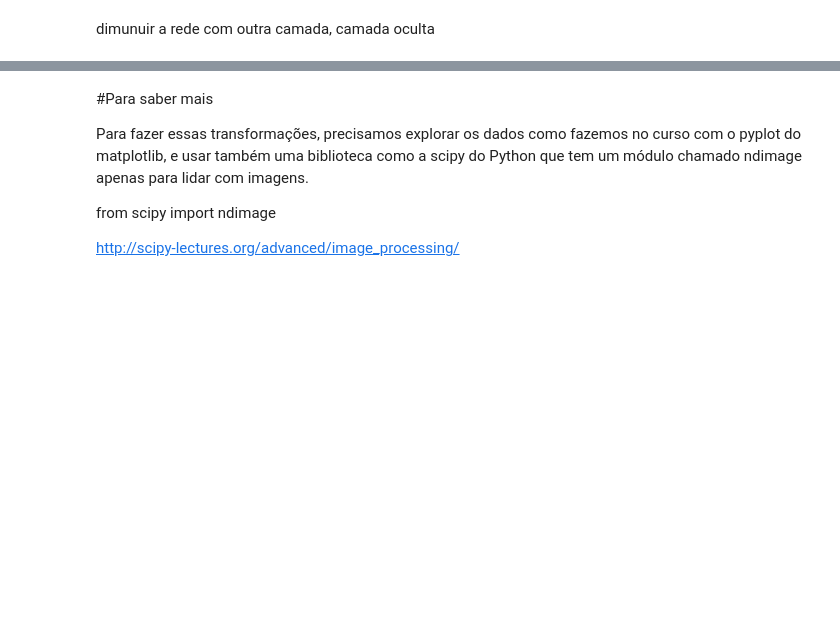
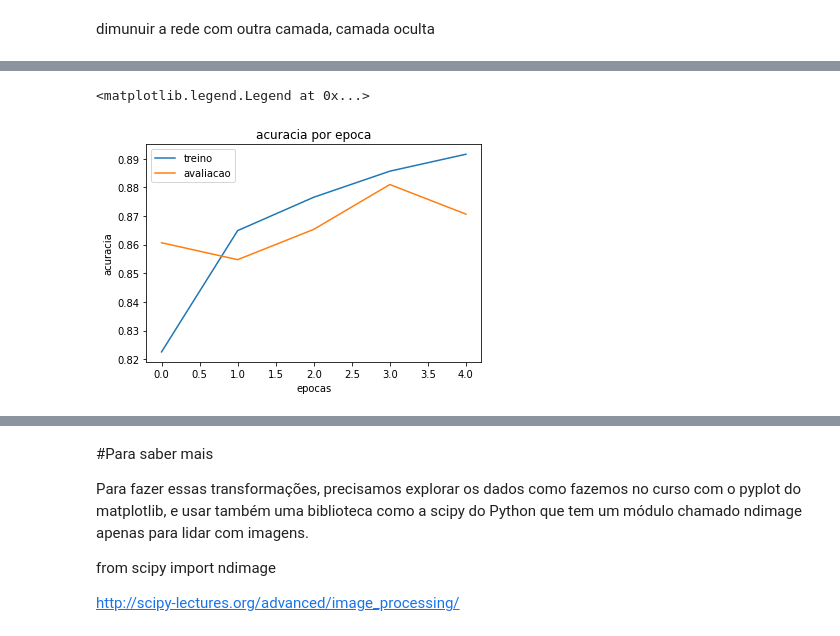
Before and after one commit to EduardoMoraesRitter/introducao_Deep_Learning_keras_tensorflow, a Jupyter notebook: deep_learning_classificacao.ipynb, the cells around one changed output, grey strips where cells are left out. Cells and saved outputs as stored; diff of their text form; code cells hidden in the pictures; blank space fills up the shorter version.

```diff
--- a/deep_learning_classificacao.ipynb
+++ b/deep_learning_classificacao.ipynb
@@ -248,0 +382,11 @@ modelo5.fit(imagens_treino_normalizado, identificacoes_treino)
+# %%
+#visualizar a acuracia conforme o treino
+plt.plot(historico7.history['accuracy'])
+plt.plot(historico7.history['val_accuracy'])
+plt.title('acuracia por epoca')
+plt.xlabel('epocas')
+plt.ylabel('acuracia')
+plt.legend(['treino', 'avaliacao'])
+# %% [output]
+<matplotlib.legend.Legend at 0x...>
+[figure, added]
```
Also changed, not shown: parts of 25 cells of this notebook.
